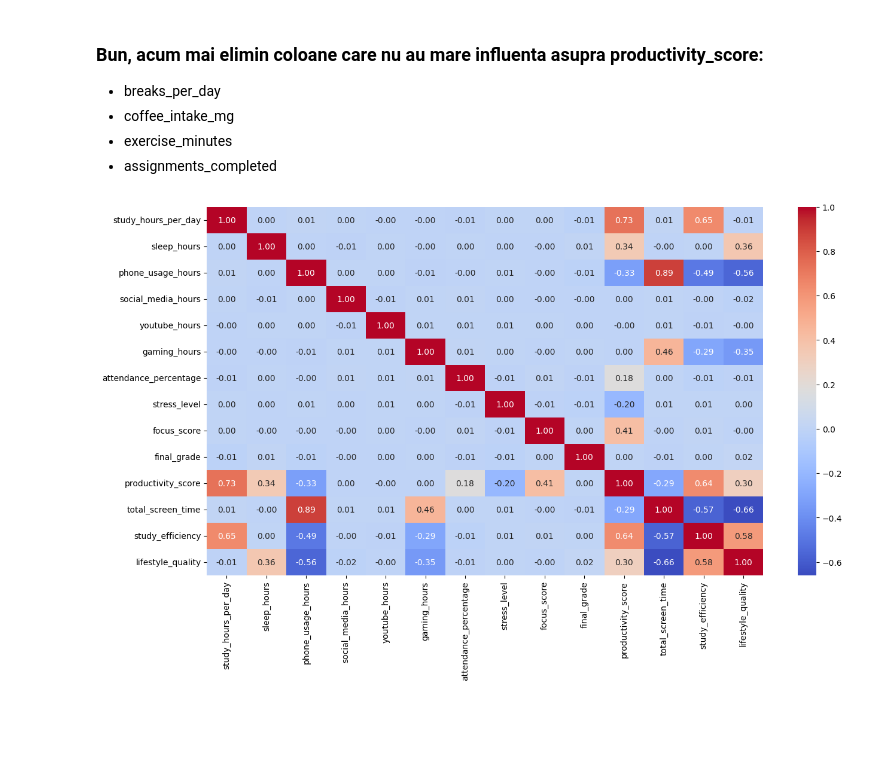
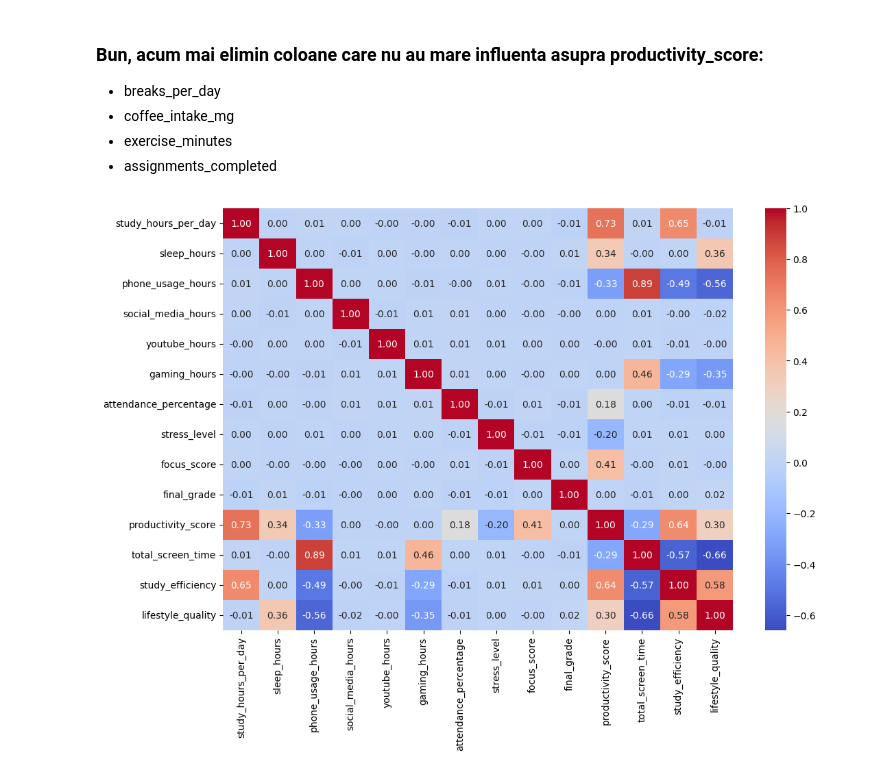
Before and after one commit to tbno9/Sisteme_Inteligente_proiect, a Jupyter notebook: ml_prezicere.ipynb, the cells around one changed output. Saved outputs shown, nothing was run; the diff lists cells and outputs as text; code cells hidden in the pictures; blank space fills up the shorter version.

```diff
--- a/ml_prezicere.ipynb
+++ b/ml_prezicere.ipynb
@@ -414,8 +410,8 @@ plt.show()
 # %%
 df = df.drop(columns=['breaks_per_day', 'coffee_intake_mg', 'exercise_minutes', 'assignments_completed'])
 # %%
-plt.figure(figsize=(15,8))
+plt.figure(figsize=(12,8))
 sns.heatmap(df.corr(numeric_only=True), annot=True, fmt='.2f', cmap='coolwarm')
 plt.show()
 # %% [output]
-[figure, old version]
+[figure, new version]
```
Also changed, not shown: parts of 8 cells of this notebook.
